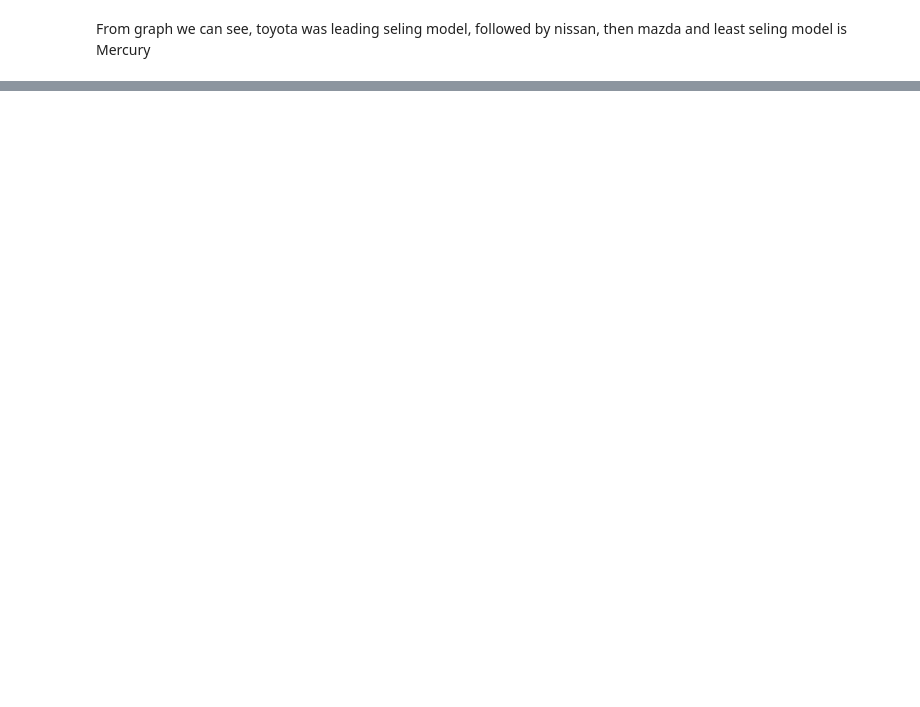
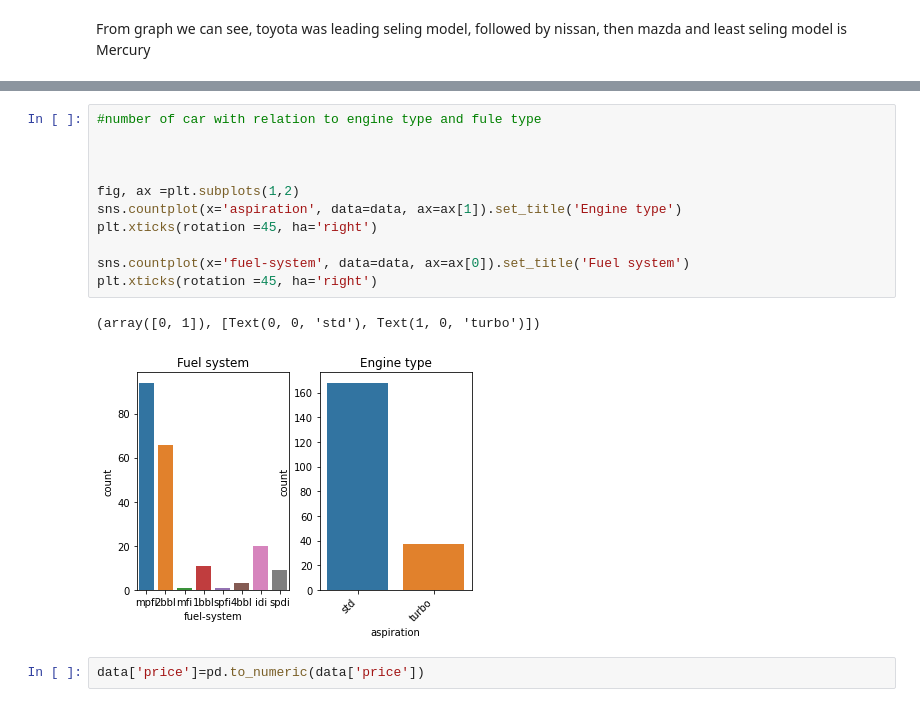
Before and after one commit to thejosec01/used_car, a Jupyter notebook: used-car price prediction.ipynb, the cells around one changed output, grey strips where cells are left out. Drawn from its saved outputs; the diff is of its cells as text; blank space fills up the shorter version.

Commit message:
Updated /home/thejosec/used_car/used-car price prediction.ipynb

```diff
--- a/used-car price prediction.ipynb
+++ b/used-car price prediction.ipynb
@@ -489,0 +537,16 @@ From graph  we can see, toyota was leading seling model, followed by nissan, the
+# %%
+#number of car with relation to engine type and fule type
+
+
+
+fig, ax =plt.subplots(1,2)
+sns.countplot(x='aspiration', data=data, ax=ax[1]).set_title('Engine type')
+plt.xticks(rotation =45, ha='right')
+
+sns.countplot(x='fuel-system', data=data, ax=ax[0]).set_title('Fuel system')
+plt.xticks(rotation =45, ha='right')
+# %% [output]
+(array([0, 1]), [Text(0, 0, 'std'), Text(1, 0, 'turbo')])
+[figure, added]
+# %%
+data['price']=pd.to_numeric(data['price'])
```
Also changed, not shown: parts of 12 cells of this notebook.
